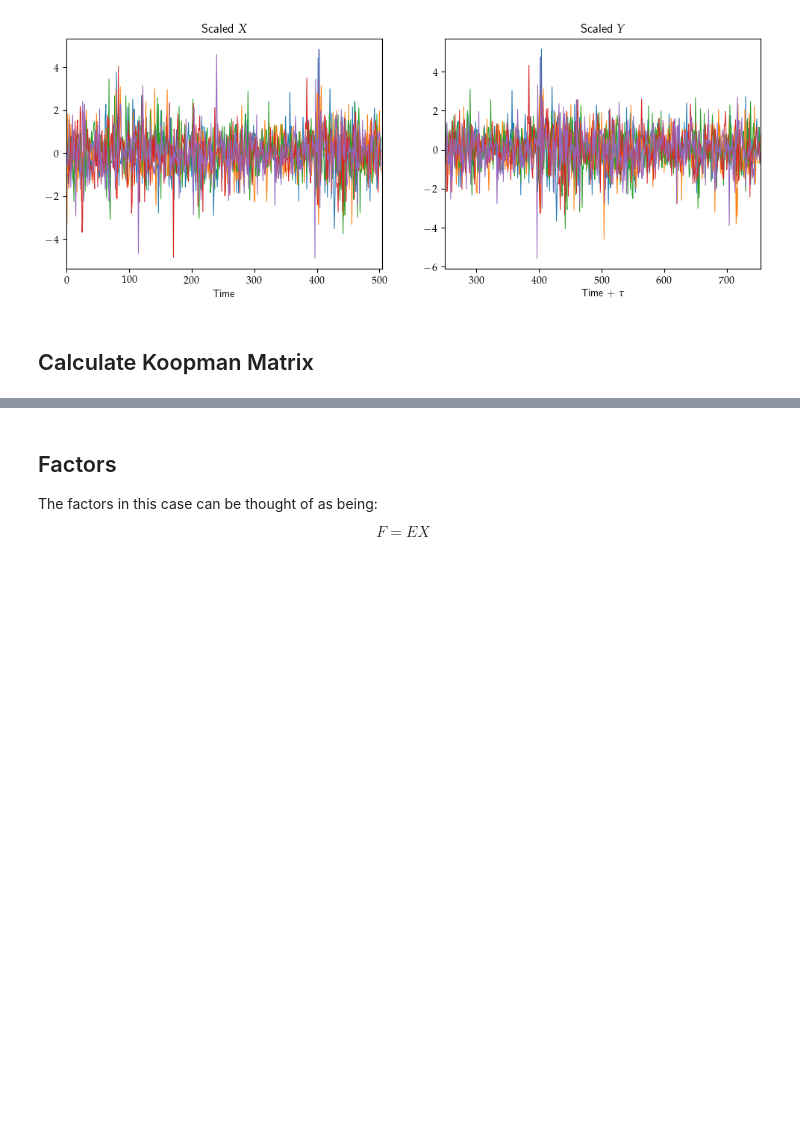
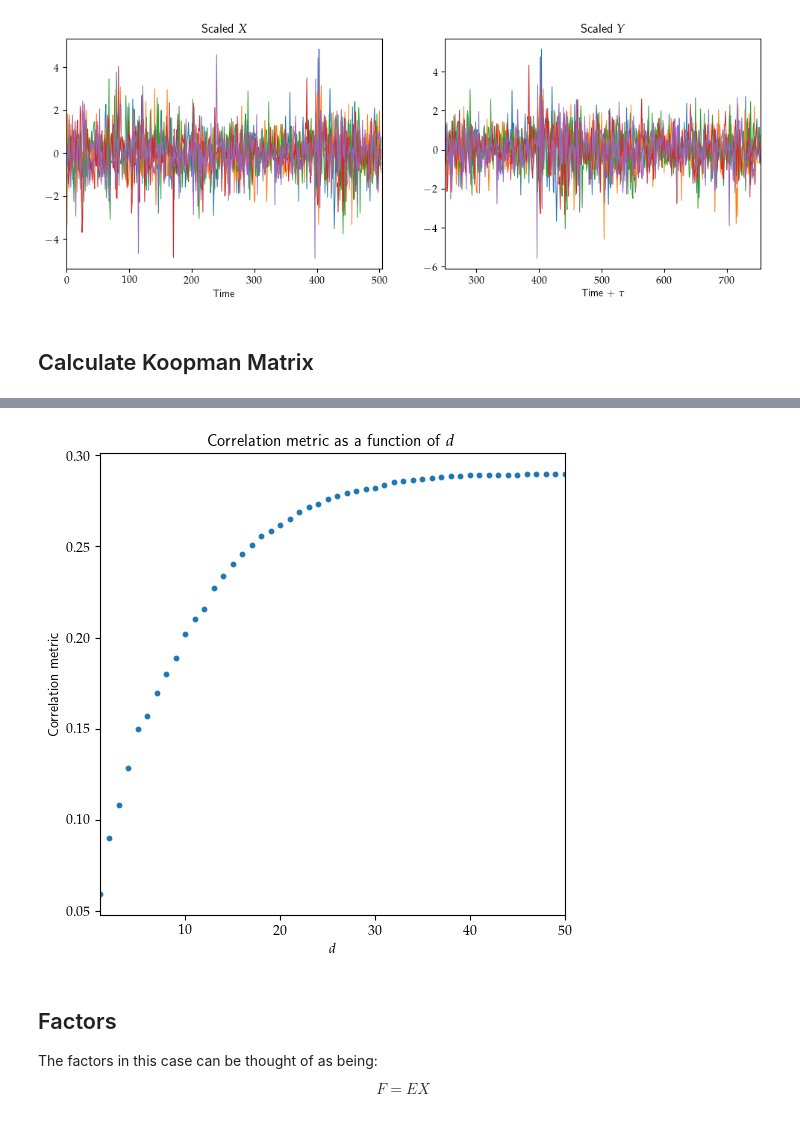
Before and after one commit to Harry45/QRT, a Jupyter notebook: notebook_3.ipynb, the cells around one changed output, grey strips where cells are left out. Saved outputs shown, nothing was run; the diff lists cells and outputs as text; code cells hidden in the pictures; blank space fills up the shorter version.

```diff
--- a/notebook_3.ipynb
+++ b/notebook_3.ipynb
@@ -425,3 +422,19 @@ plt.show()
+# %%
+d_values = np.arange(1, 51, 1)
+metrics_d = []
+for d in d_values:
+    metric = corr_metric_tau(data, ncomponents=d, tau=TAU)
+    metrics_d.append(metric)
+# %%
+plt.figure(figsize=(6, 6))
+plt.scatter(d_values, metrics_d, s = 10)
+plt.xlabel(r'$d$')
+plt.ylabel('Correlation metric')
+plt.title(r'Correlation metric as a function of $d$')
+plt.xlim(1, max(d_values))
+plt.show()
+# %% [output]
+[figure, added]
 # %% [markdown]
 ## Factors
 
```
Also changed, not shown: parts of 10 cells of this notebook.
